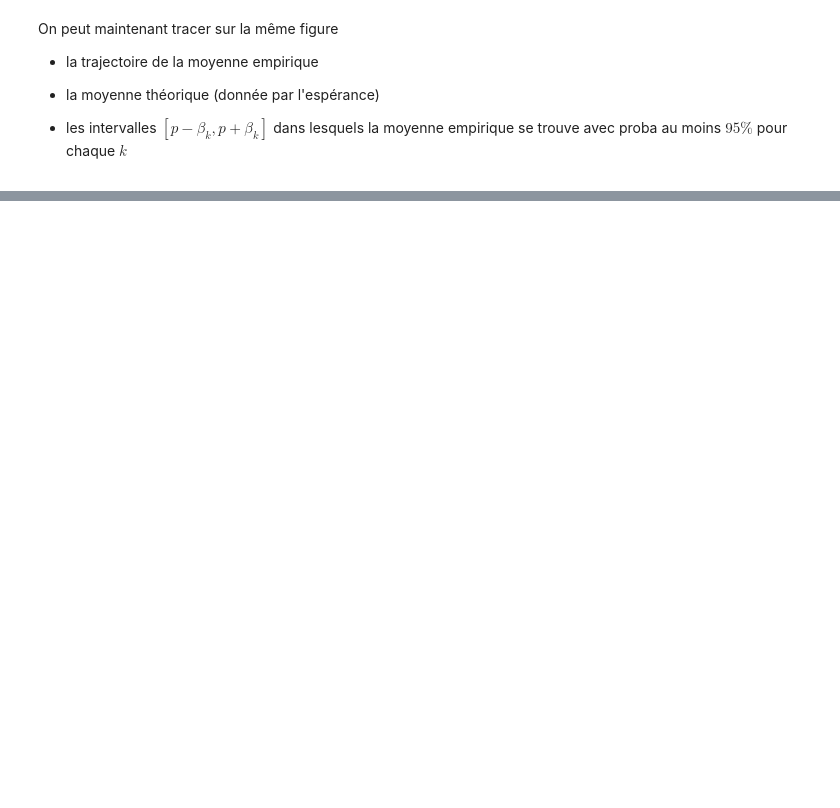
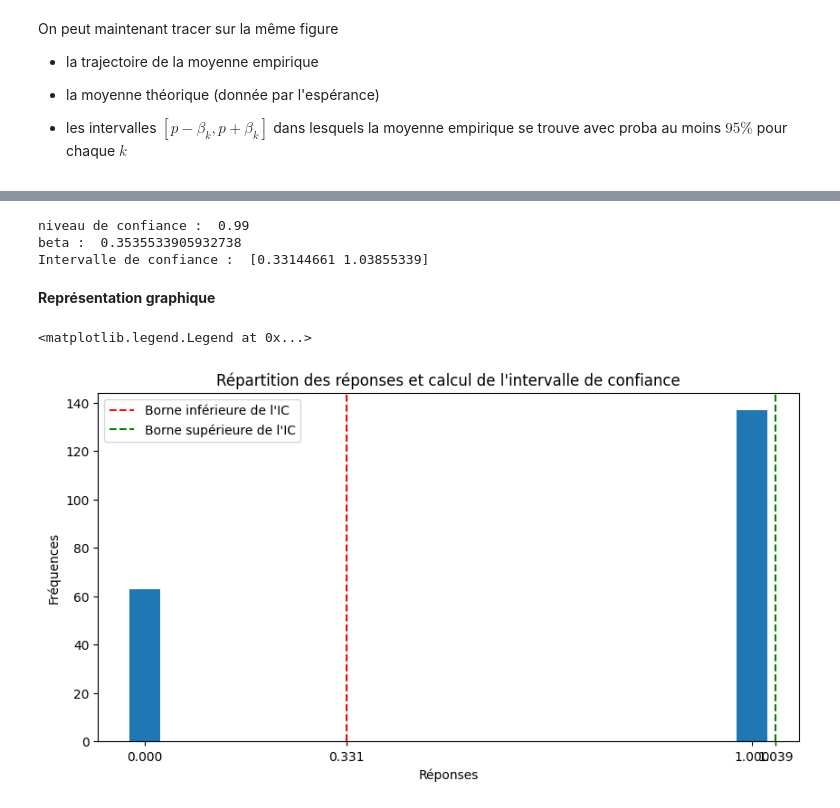
Before and after one commit to jtourniaire/git_code_L2, a Jupyter notebook: LGN.ipynb, the cells around one changed output, grey strips where cells are left out. Drawn from its saved outputs; the diff is of its cells as text; code cells hidden in the pictures; blank space fills up the shorter version.

```diff
--- a/LGN.ipynb
+++ b/LGN.ipynb
@@ -57,0 +93,4 @@ plt.show()
+# %%
+moyenne = np.mean(B)
+
+print(round(moyenne,3)*100,"% de réponses positives")
@@ -57,0 +118,34 @@ plt.show()
+# %%
+alpha= 1/100
+beta = np.sqrt(1/(4*200*alpha))
+print("niveau de confiance : ", 1-alpha)
+print("beta : ", beta)
+
+I=np.array([moyenne - beta, moyenne + beta])
+print("Intervalle de confiance : ", I)
+# %% [output]
+niveau de confiance :  0.99
+beta :  0.3535533905932738
+Intervalle de confiance :  [0.33144661 1.03855339]
+# %% [markdown]
+__Représentation graphique__
+# %%
+valeurs, nb = np.unique(B, return_counts=True)
+plt.figure(figsize=(10,5))
+plt.bar(valeurs, nb, width=0.05)
+xl=np.zeros(len(valeurs)+2)
+xl[0]=valeurs[0]
+xl[1]=valeurs[1]
+xl[2]=I[0]
+xl[3]=I[1]
+plt.xticks(xl)
+plt.xlabel("Réponses")
+plt.ylabel("Fréquences")
+plt.title("Répartition des réponses et calcul de l'intervalle de confiance")
+
+plt.axvline(x=I[0], color='r', linestyle='--', label="Borne inférieure de l'IC")
+plt.axvline(x=I[1], color='g', linestyle='--', label="Borne supérieure de l'IC")
+plt.legend()
+# %% [output]
+<matplotlib.legend.Legend at 0x...>
+[figure, added]
```
Also changed, not shown: parts of 17 cells of this notebook.
